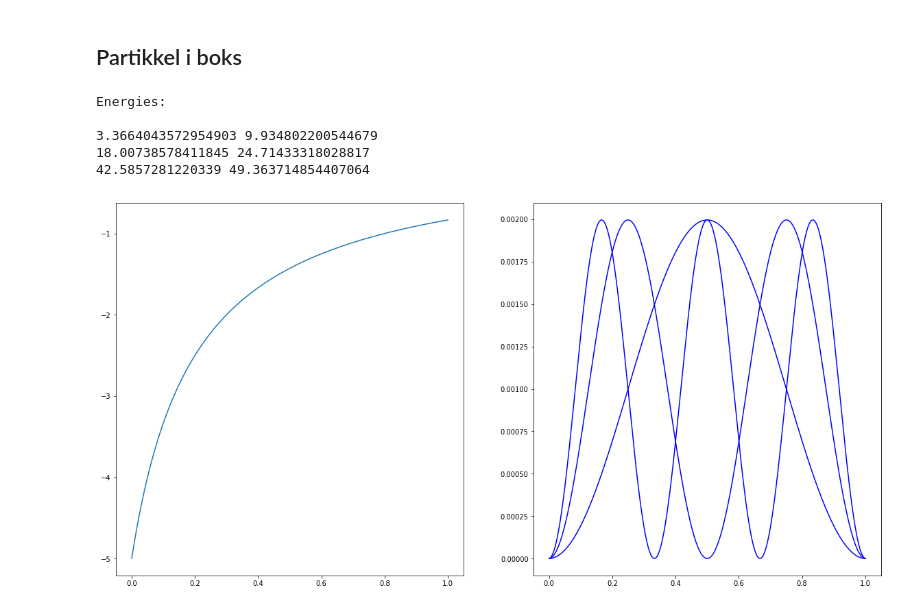
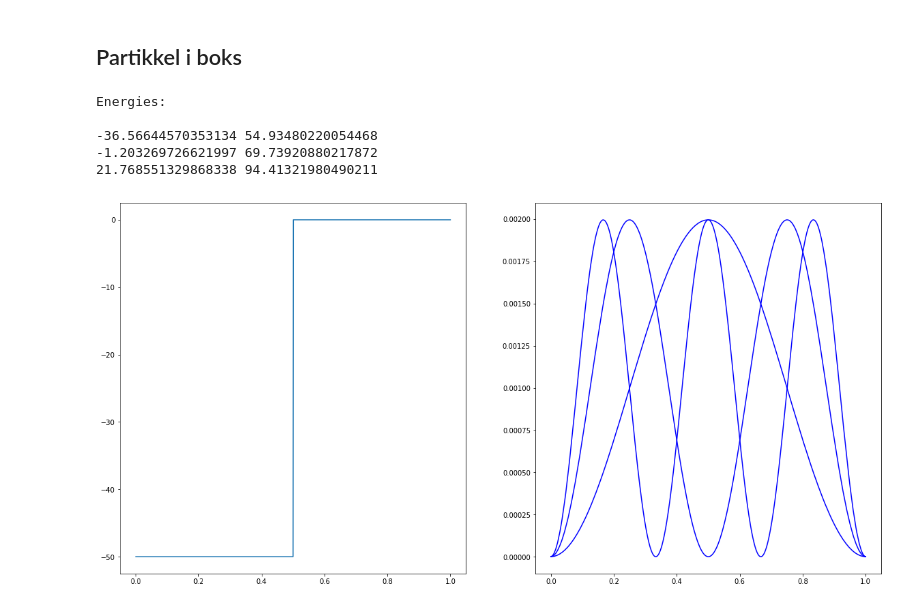
Before and after one commit to martkjoh/VitBer, a Jupyter notebook: VitBer - Prosjekt 2/VitBer øving 2.ipynb, the cells around one changed output. Cells and saved outputs as stored; diff of their text form; code cells hidden in the pictures.

```diff
--- a/VitBer - Prosjekt 2/VitBer øving 2.ipynb
+++ b/VitBer - Prosjekt 2/VitBer øving 2.ipynb
@@ -73,30 +73,29 @@ def getEigenvalues(V, x, n):
 # %%
 V0 = -50
 
 V = np.concatenate(( np.ones(n // 2 + 1) * V0, np.zeros(n - (n // 2))))
 
 def EExact(j):
     return hbar * ((j + 1)*np.pi/L)**2 / (2*m) - V[j]
 
 def VExact(x):
     return -1 / (x + 1/5)
 
-V = VExact(x)
 
 E, phi = getEigenvalues(V, x, n)
 
 fig, axs = plt.subplots(1, 2, figsize=(20, 10))
 
 axs[0].plot(x, V)
 print("Energies: ")
 print()
 for i in range(3):
     print(E[i], EExact(i))
     axs[1].plot(x, phi[i, :]**2, color="blue")
 # %% [output]
 Energies:
 
-3.3664043572954903 9.934802200544679
-18.00738578411845 24.71433318028817
-42.5857281220339 49.363714854407064
+-36.56644570353134 54.93480220054468
+-1.203269726621997 69.73920880217872
+21.768551329868338 94.41321980490211
-[figure, old version]
+[figure, new version]
```
